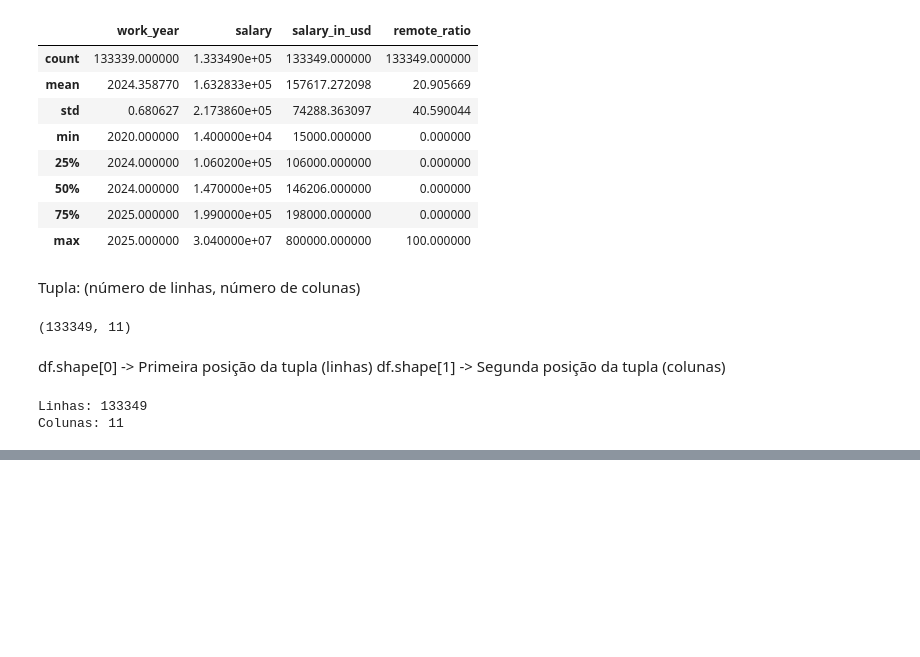
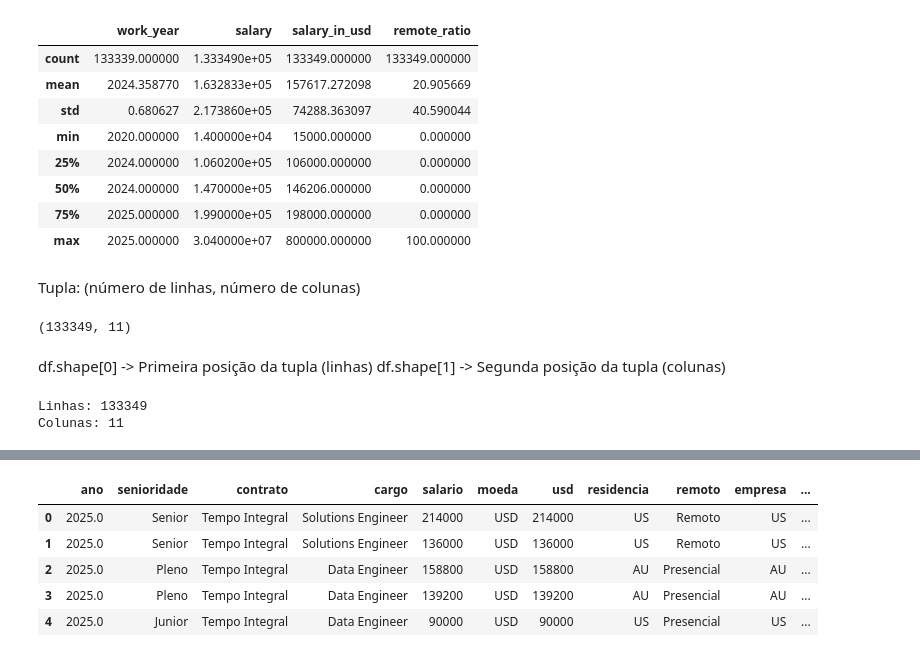
Before and after one commit to laisab/Imersao-Alura-Dados-Python, a Jupyter notebook: ImersaoAluraDadosPython.ipynb, the cells around one changed output, grey strips where cells are left out. Saved outputs shown, nothing was run; the diff lists cells and outputs as text; code cells hidden in the pictures; blank space fills up the shorter version.

```diff
--- a/ImersaoAluraDadosPython.ipynb
+++ b/ImersaoAluraDadosPython.ipynb
@@ -126,0 +146,10 @@ dtype: int64
+# %%
+senioridade = {
+    'SE': 'Senior',
+    'MI': 'Pleno',
+    'EN': 'Junior',
+    'EX': 'Executivo'
+}
+
+df['senioridade'] = df['senioridade'].replace(senioridade)
+df['senioridade'].value_counts()
@@ -126,0 +164,10 @@ dtype: int64
+# %%
+contrato = {
+    'FT': 'Tempo Integral',
+    'PT': 'Tempo Parcial',
+    'CT': 'Contrato',
+    'FL': 'Freelancer'
+}
+
+df['contrato'] = df['contrato'].replace(contrato)
+df['contrato'].value_counts()
@@ -126,0 +182,9 @@ dtype: int64
+# %%
+remoto = {
+    0: 'Presencial',
+    50: 'Híbrido',
+    100: 'Remoto'
+}
+
+df['remoto'] = df['remoto'].replace(remoto)
+df['remoto'].value_counts()
@@ -126,0 +198,9 @@ dtype: int64
+# %%
+tamanho_empresa = {
+    'S': 'Pequena',
+    'M': 'Média',
+    'L': 'Grande'
+}
+
+df['tamanho_empresa'] = df['tamanho_empresa'].replace(tamanho_empresa)
+df['tamanho_empresa'].value_counts()
@@ -126,0 +214,9 @@ dtype: int64
+# %%
+df.head()
+# %% [output]
+|  | ano | senioridade | contrato | cargo | salario | moeda | usd | residencia | remoto | empresa | ... |
+| 0 | 2025.0 | Senior | Tempo Integral | Solutions Engineer | 214000 | USD | 214000 | US | Remoto | US | ... |
+| 1 | 2025.0 | Senior | Tempo Integral | Solutions Engineer | 136000 | USD | 136000 | US | Remoto | US | ... |
+| 2 | 2025.0 | Pleno | Tempo Integral | Data Engineer | 158800 | USD | 158800 | AU | Presencial | AU | ... |
+| 3 | 2025.0 | Pleno | Tempo Integral | Data Engineer | 139200 | USD | 139200 | AU | Presencial | AU | ... |
+| 4 | 2025.0 | Junior | Tempo Integral | Data Engineer | 90000 | USD | 90000 | US | Presencial | US | ... |
```
Also changed, not shown: parts of 13 cells of this notebook.
